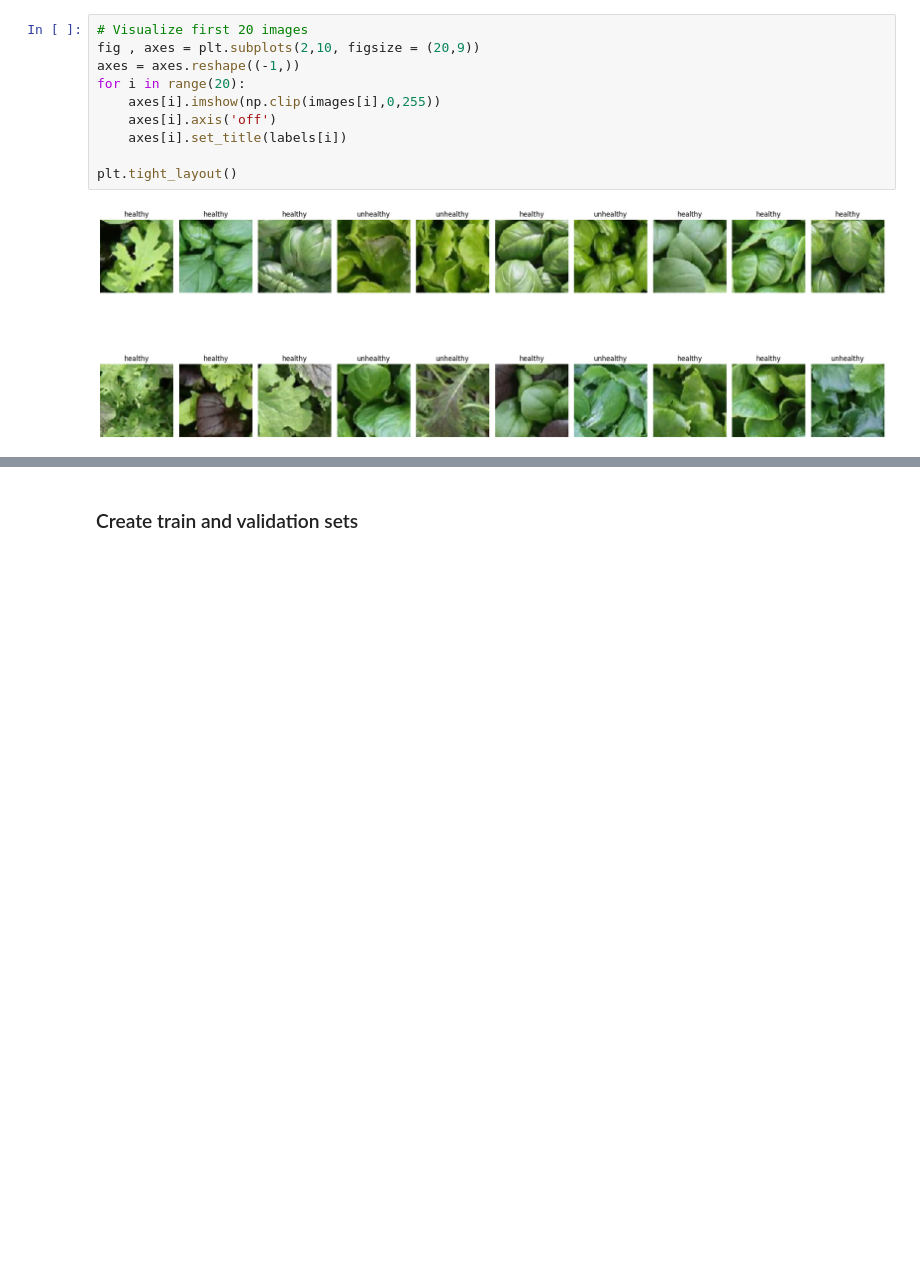
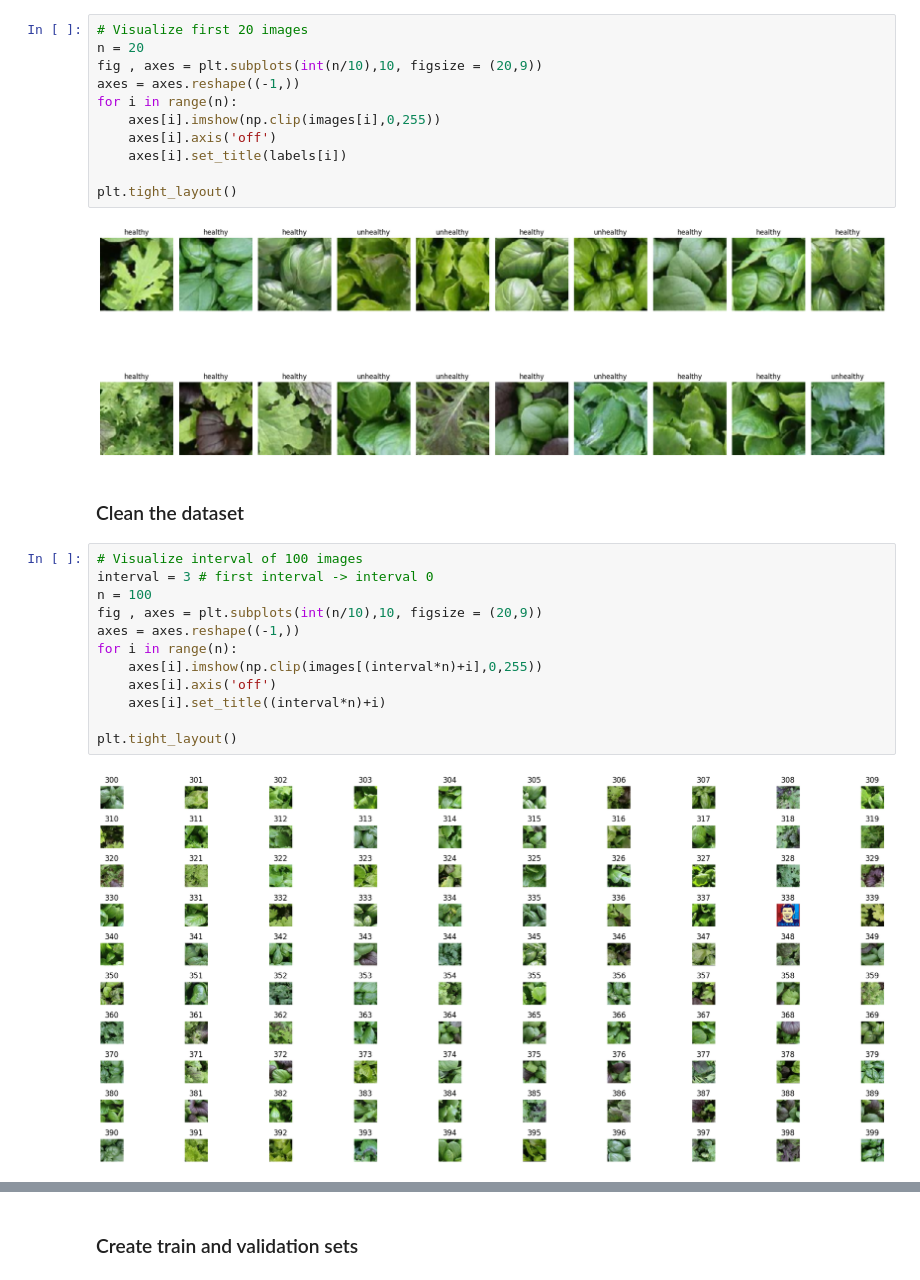
Before and after one commit to Kokcr3ator/Leaves-Clinic-Classifier, a Jupyter notebook: challenge1.ipynb, the cells around one changed output, grey strips where cells are left out. Cells and saved outputs as stored; diff of their text form; blank space fills up the shorter version.

Commit message:
Added section for dataset cleaning: removed trololo and shrek, as well as duplicates. Retrained LeNet on the clean dataset.

```diff
--- a/challenge1.ipynb
+++ b/challenge1.ipynb
@@ -53,9 +53,10 @@ labels = data[lst[1]]
 images = images.astype(int)
 # %%
 # Visualize first 20 images
-fig , axes = plt.subplots(2,10, figsize = (20,9))
+n = 20
+fig , axes = plt.subplots(int(n/10),10, figsize = (20,9))
 axes = axes.reshape((-1,))
-for i in range(20):
+for i in range(n):
     axes[i].imshow(np.clip(images[i],0,255))
     axes[i].axis('off')
     axes[i].set_title(labels[i])
@@ -63,3 +64,19 @@ for i in range(20):
 plt.tight_layout()
 # %% [output]
 [figure]
+# %% [markdown]
+### Clean the dataset
+# %%
+# Visualize interval of 100 images
+interval = 3 # first interval -> interval 0
+n = 100
+fig , axes = plt.subplots(int(n/10),10, figsize = (20,9))
+axes = axes.reshape((-1,))
+for i in range(n):
+    axes[i].imshow(np.clip(images[(interval*n)+i],0,255))
+    axes[i].axis('off')
+    axes[i].set_title((interval*n)+i)
+
+plt.tight_layout()
+# %% [output]
+[figure, added]
```
Also changed, not shown: parts of 9 cells of this notebook, 5 other files.
